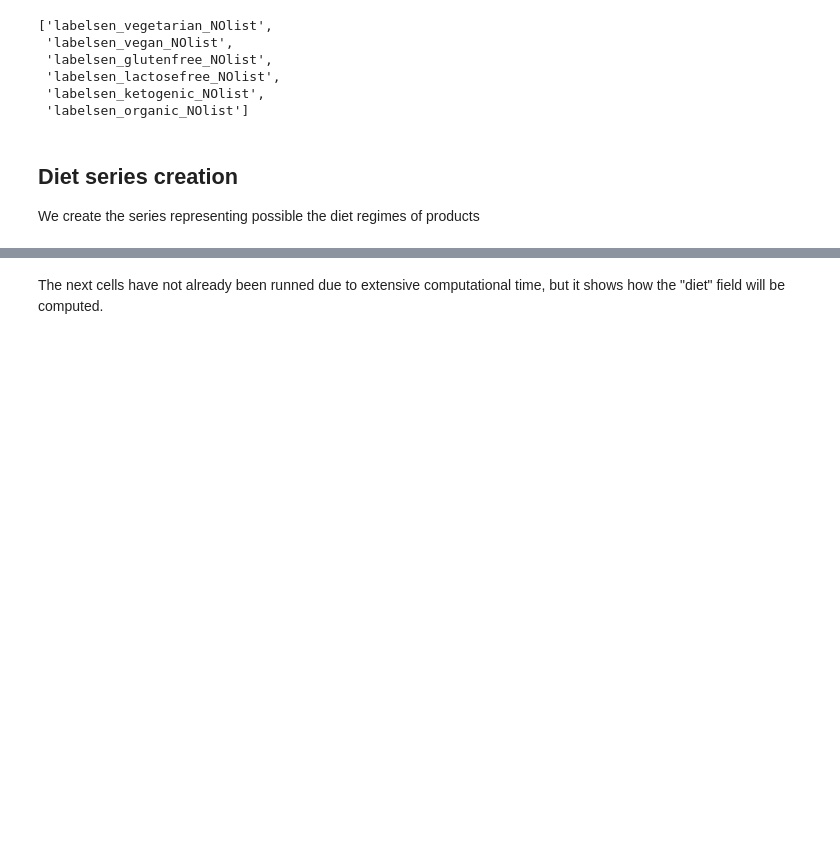
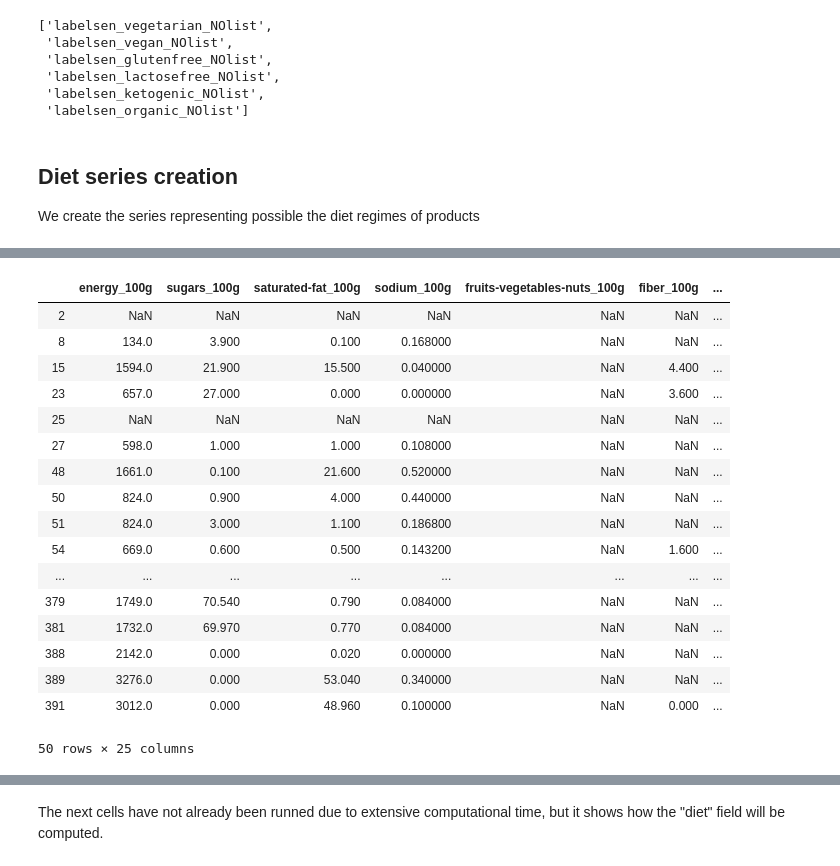
Before and after one commit to romi514/ProjectADA, a Jupyter notebook: project_tagADA.ipynb, the cells around one changed output, grey strips where cells are left out. Saved outputs shown, nothing was run; the diff lists cells and outputs as text; code cells hidden in the pictures; blank space fills up the shorter version.

```diff
--- a/project_tagADA.ipynb
+++ b/project_tagADA.ipynb
@@ -1184,0 +1342,24 @@ cleaned_fields["diet"] =  [["flexitarism"]]*len(cleaned_fields)
+# %%
+data_wdiet_categories = data.copy()
+data_wdiet_categories["categories_tok"] = categories_stem["categories"]
+data_wdiet_categories = isDiet(data_wdiet_categories, "categories_tok", regimes, YES_List = categories_YESlists, NO_List = categories_NOlists)
+data_wdiet_categories[data_wdiet_labelsen["categories_tok"].notnull()].head(50)
+# %% [output]
+|  | energy_100g | sugars_100g | saturated-fat_100g | sodium_100g | fruits-vegetables-nuts_100g | fiber_100g | ... |
+| 2 | NaN | NaN | NaN | NaN | NaN | NaN | ... |
+| 8 | 134.0 | 3.900 | 0.100 | 0.168000 | NaN | NaN | ... |
+| 15 | 1594.0 | 21.900 | 15.500 | 0.040000 | NaN | 4.400 | ... |
+| 23 | 657.0 | 27.000 | 0.000 | 0.000000 | NaN | 3.600 | ... |
+| 25 | NaN | NaN | NaN | NaN | NaN | NaN | ... |
+| 27 | 598.0 | 1.000 | 1.000 | 0.108000 | NaN | NaN | ... |
+| 48 | 1661.0 | 0.100 | 21.600 | 0.520000 | NaN | NaN | ... |
+| 50 | 824.0 | 0.900 | 4.000 | 0.440000 | NaN | NaN | ... |
+| 51 | 824.0 | 3.000 | 1.100 | 0.186800 | NaN | NaN | ... |
+| 54 | 669.0 | 0.600 | 0.500 | 0.143200 | NaN | 1.600 | ... |
+| ... | ... | ... | ... | ... | ... | ... | ... |
+| 379 | 1749.0 | 70.540 | 0.790 | 0.084000 | NaN | NaN | ... |
+| 381 | 1732.0 | 69.970 | 0.770 | 0.084000 | NaN | NaN | ... |
+| 388 | 2142.0 | 0.000 | 0.020 | 0.000000 | NaN | NaN | ... |
+| 389 | 3276.0 | 0.000 | 53.040 | 0.340000 | NaN | NaN | ... |
+| 391 | 3012.0 | 0.000 | 48.960 | 0.100000 | NaN | 0.000 | ... |
+50 rows × 25 columns
```
Also changed, not shown: parts of 25 cells of this notebook.
